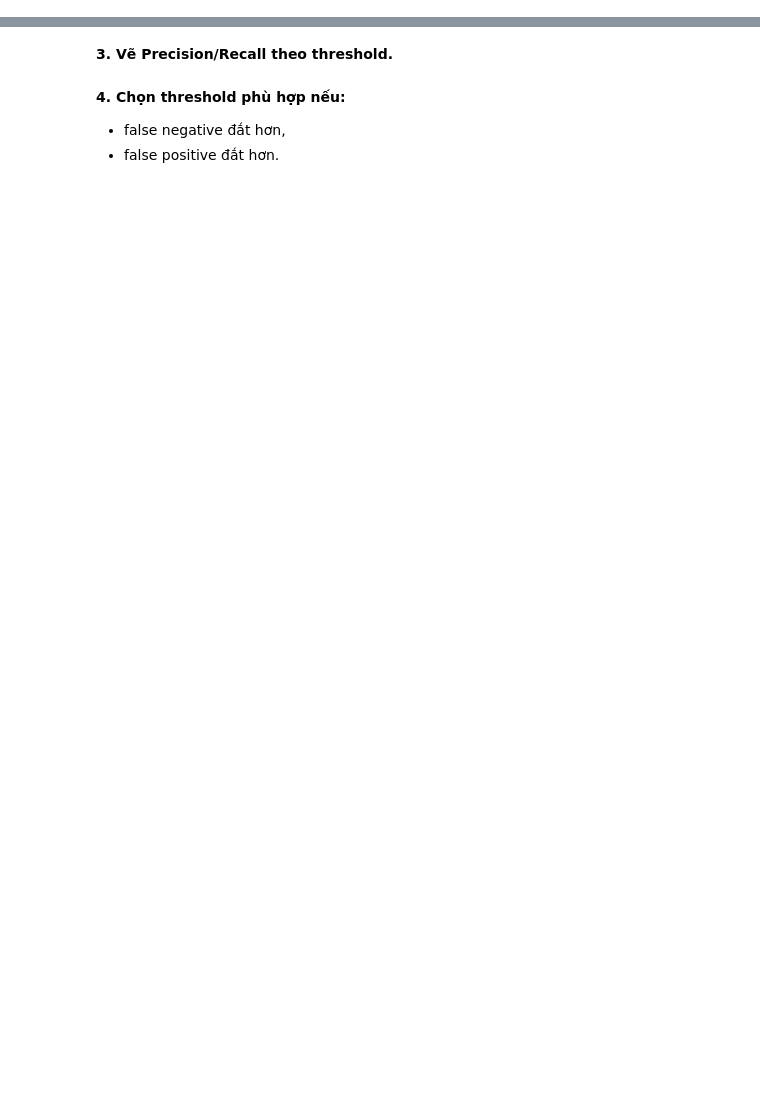
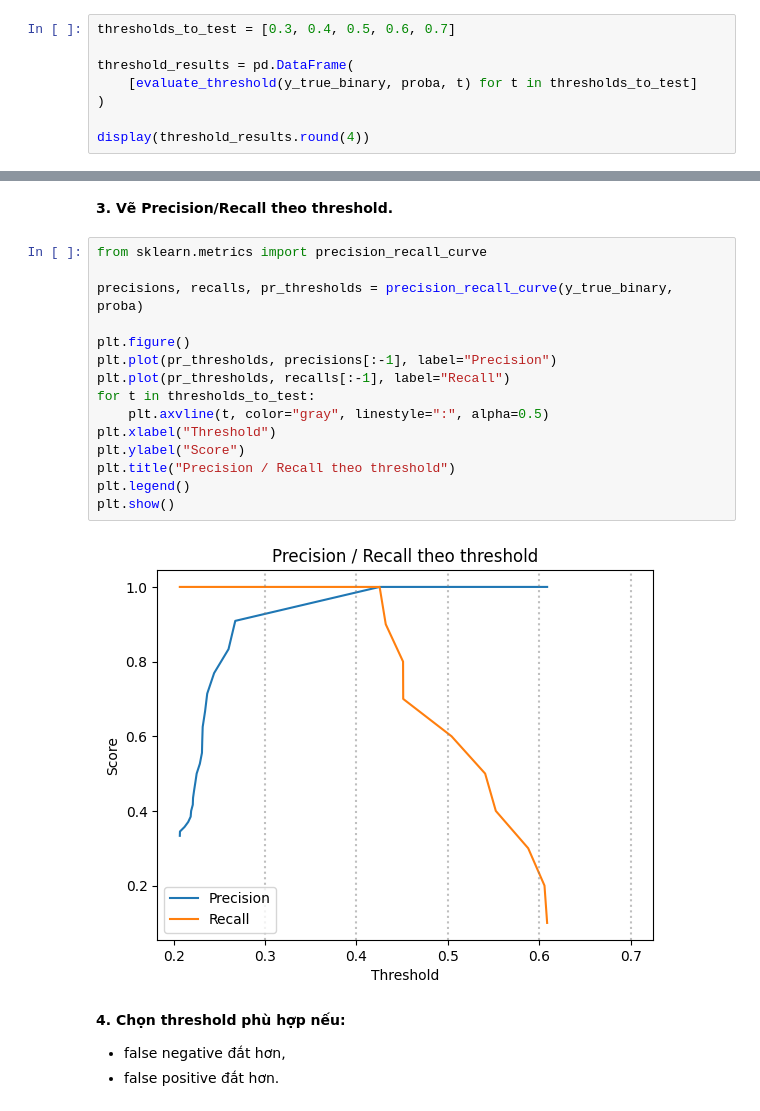
Before and after one commit to Van1912/NLP, a Jupyter notebook: Chap3Text_Classification_Sentiment.ipynb, the cells around one changed output, grey strips where cells are left out. Cells and saved outputs as stored; diff of their text form; blank space fills up the shorter version.

```diff
--- a/Chap3Text_Classification_Sentiment.ipynb
+++ b/Chap3Text_Classification_Sentiment.ipynb
@@ -5197,3 +5226,11 @@ ROC-AUC: 1.0
    - 0.5,
    - 0.6,
    - 0.7.
+# %%
+thresholds_to_test = [0.3, 0.4, 0.5, 0.6, 0.7]
+
+threshold_results = pd.DataFrame(
+    [evaluate_threshold(y_true_binary, proba, t) for t in thresholds_to_test]
+)
+
+display(threshold_results.round(4))
@@ -5200,5 +5244,22 @@ ROC-AUC: 1.0
 # %% [markdown]
 **3. Vẽ Precision/Recall theo threshold.**
+# %%
+from sklearn.metrics import precision_recall_curve
+
+precisions, recalls, pr_thresholds = precision_recall_curve(y_true_binary, proba)
+
+plt.figure()
+plt.plot(pr_thresholds, precisions[:-1], label="Precision")
+plt.plot(pr_thresholds, recalls[:-1], label="Recall")
+for t in thresholds_to_test:
+    plt.axvline(t, color="gray", linestyle=":", alpha=0.5)
+plt.xlabel("Threshold")
+plt.ylabel("Score")
+plt.title("Precision / Recall theo threshold")
+plt.legend()
+plt.show()
+# %% [output]
+[figure, added]
 # %% [markdown]
 **4. Chọn threshold phù hợp nếu:**
    - false negative đắt hơn,
```
Also changed, not shown: parts of 41 cells of this notebook.
